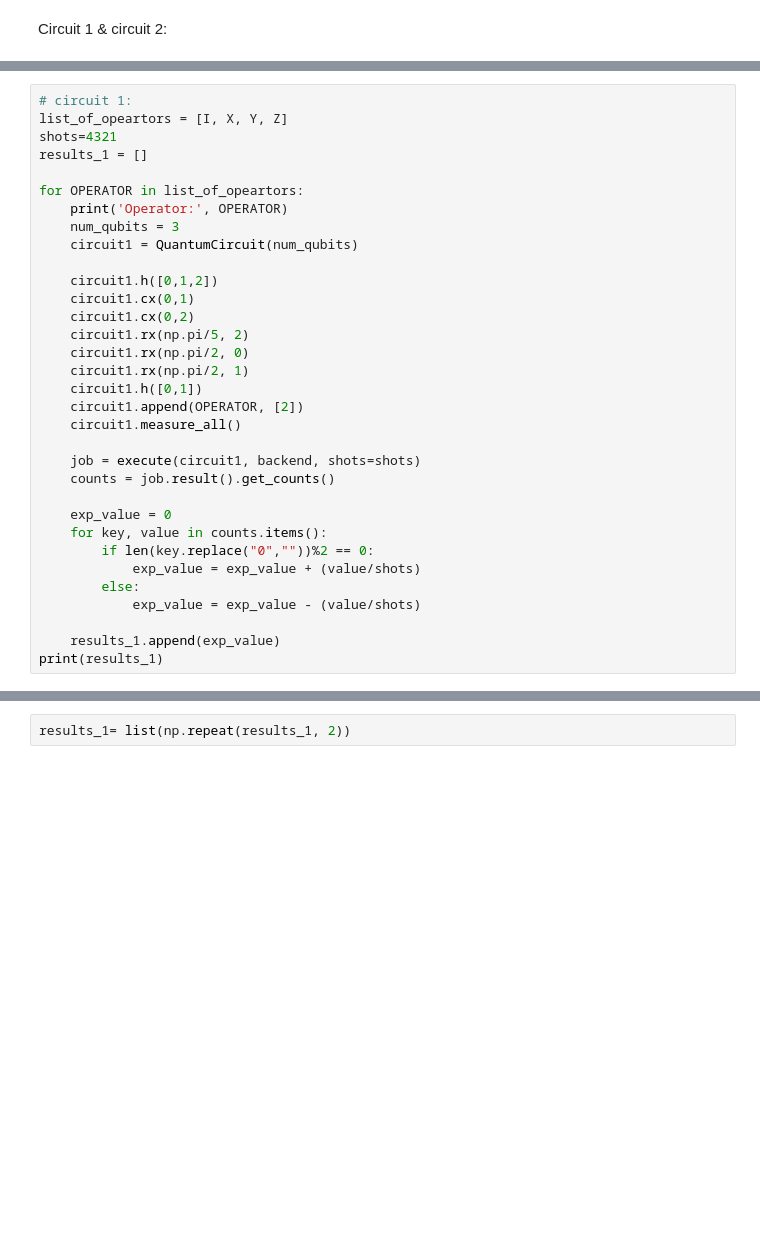
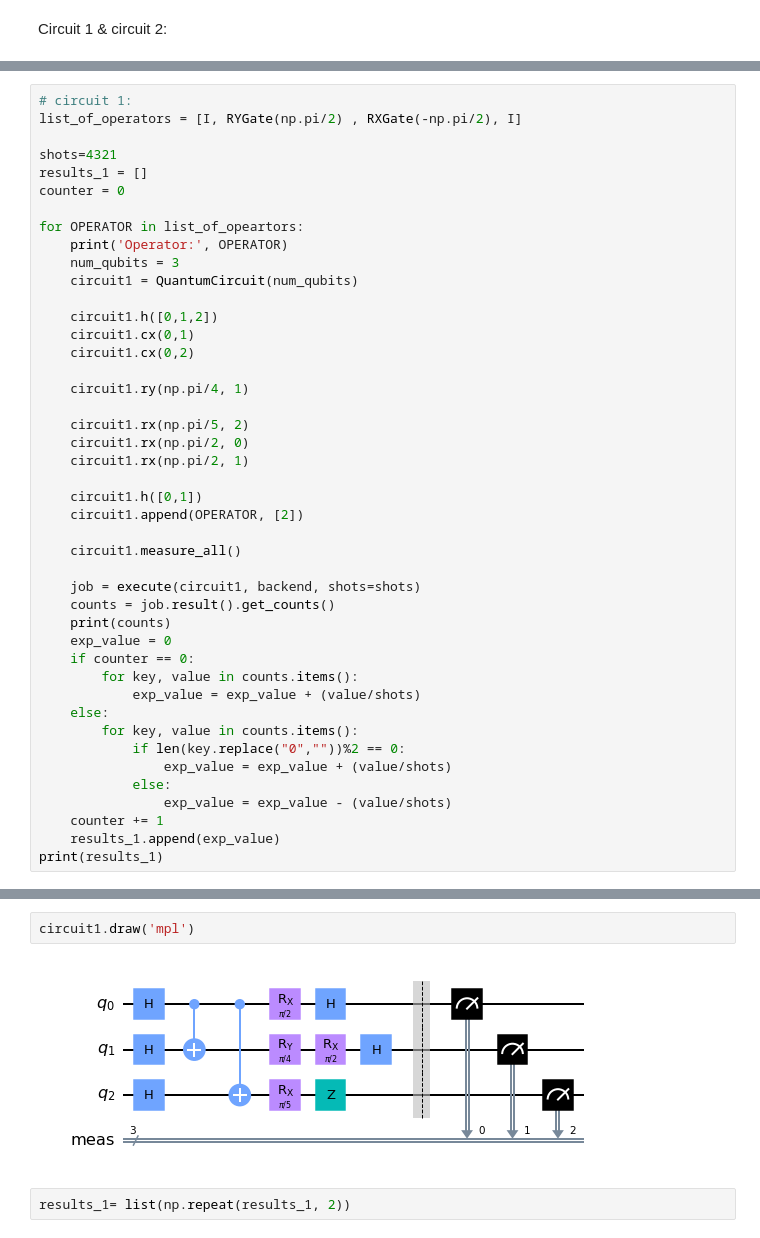
Before and after one commit to wiskasEpiphi/Qiskit-Hackathon-BCN, a Jupyter notebook: challenges/BSC_challenge.ipynb, the cells around one changed output, grey strips where cells are left out. Saved outputs shown, nothing was run; the diff lists cells and outputs as text; blank space fills up the shorter version.

```diff
--- a/challenges/BSC_challenge.ipynb
+++ b/challenges/BSC_challenge.ipynb
@@ -425,8 +438,10 @@ backend = BasicAer.get_backend('qasm_simulator')
 # %%
 # circuit 1:
-list_of_opeartors = [I, X, Y, Z]
+list_of_operators = [I, RYGate(np.pi/2) , RXGate(-np.pi/2), I]
+
 shots=4321
 results_1 = []
+counter = 0
 
 for OPERATOR in list_of_opeartors:
     print('Operator:', OPERATOR)
@@ -436,23 +451,32 @@ for OPERATOR in list_of_opeartors:
     circuit1.h([0,1,2])
     circuit1.cx(0,1)
     circuit1.cx(0,2)
+
+    circuit1.ry(np.pi/4, 1)
+
     circuit1.rx(np.pi/5, 2)
     circuit1.rx(np.pi/2, 0)
     circuit1.rx(np.pi/2, 1)
+
     circuit1.h([0,1])
     circuit1.append(OPERATOR, [2])
+
     circuit1.measure_all()
 
     job = execute(circuit1, backend, shots=shots)
     counts = job.result().get_counts()
-
+    print(counts)
     exp_value = 0
-    for key, value in counts.items():
-        if len(key.replace("0",""))%2 == 0:
+    if counter == 0:
+        for key, value in counts.items():
             exp_value = exp_value + (value/shots)
-        else:
-            exp_value = exp_value - (value/shots)
-
+    else:
+        for key, value in counts.items():
+            if len(key.replace("0",""))%2 == 0:
+                exp_value = exp_value + (value/shots)
+            else:
+                exp_value = exp_value - (value/shots)
+    counter += 1
     results_1.append(exp_value)
 print(results_1)
 # %% [output]
@@ -464,3 +492,7 @@ Operator: Z
+# %%
+circuit1.draw('mpl')
+# %% [output]
+[figure, added]
 # %%
 results_1= list(np.repeat(results_1, 2))
 # %%
```
Also changed, not shown: parts of 12 cells of this notebook.
